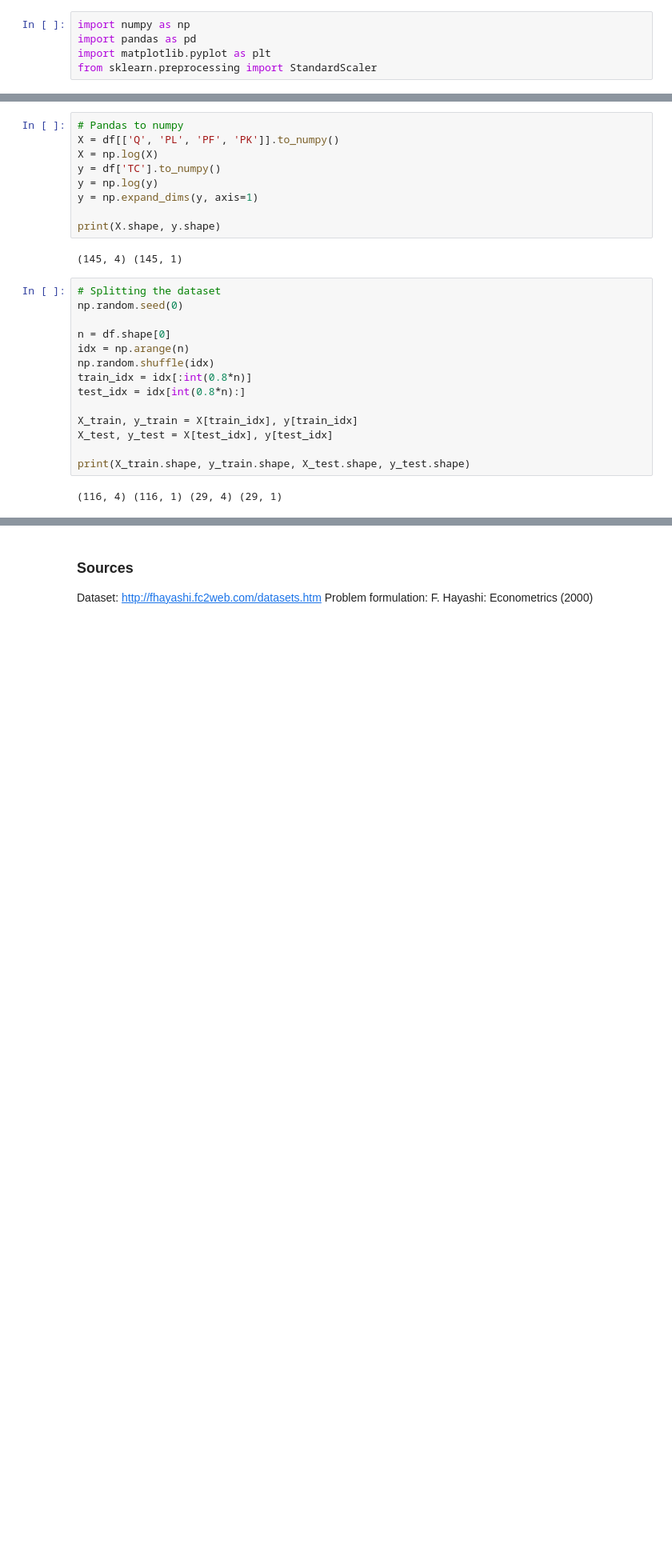
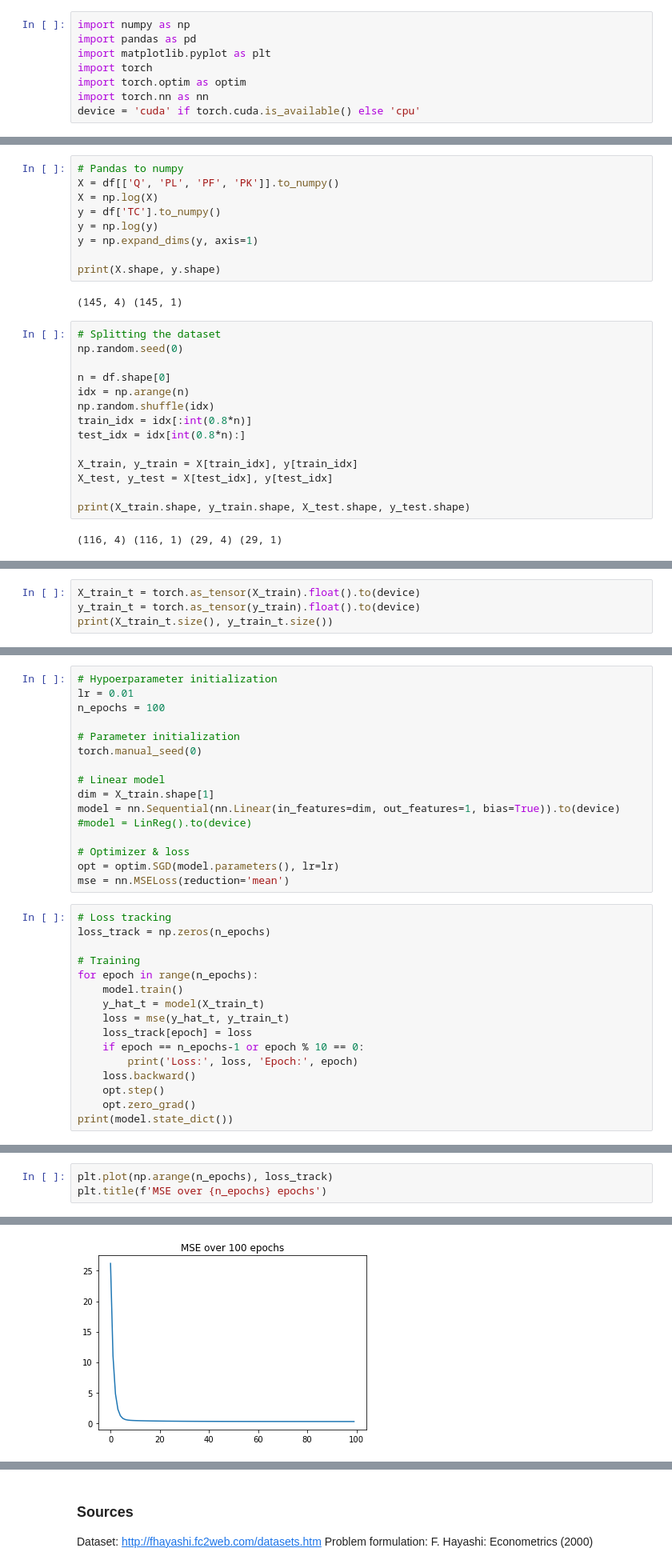
Before and after one commit to martinmkp/ml-projects, a Jupyter notebook: lr_with_gradient_descent/lr_with_gradient_descent.ipynb, the cells around one changed output, grey strips where cells are left out. Shown at 80% size. Drawn from its saved outputs; the diff is of its cells as text; blank space fills up the shorter version.

```diff
--- a/lr_with_gradient_descent/lr_with_gradient_descent.ipynb
+++ b/lr_with_gradient_descent/lr_with_gradient_descent.ipynb
@@ -6,7 +6,10 @@ Linear regression problem solved with gradient descent algorithm.
 import numpy as np
 import pandas as pd
 import matplotlib.pyplot as plt
-from sklearn.preprocessing import StandardScaler
+import torch
+import torch.optim as optim
+import torch.nn as nn
+device = 'cuda' if torch.cuda.is_available() else 'cpu'
 # %% [markdown]
 ### Dataset
 Dataset consists of data from 145 5-dimensional data points. Each data point represents an American power supply firm. The dimensions are:
@@ -156,0 +101,4 @@ Loss in round 99: 1.3380853685449525
+# %%
+X_train_t = torch.as_tensor(X_train).float().to(device)
+y_train_t = torch.as_tensor(y_train).float().to(device)
+print(X_train_t.size(), y_train_t.size())
@@ -156,0 +111,32 @@ Loss in round 99: 1.3380853685449525
+# %%
+# Hypoerparameter initialization
+lr = 0.01
+n_epochs = 100
+
+# Parameter initialization
+torch.manual_seed(0)
+
+# Linear model
+dim = X_train.shape[1]
+model = nn.Sequential(nn.Linear(in_features=dim, out_features=1, bias=True)).to(device)
+#model = LinReg().to(device)
+
+# Optimizer & loss
+opt = optim.SGD(model.parameters(), lr=lr)
+mse = nn.MSELoss(reduction='mean')
+# %%
+# Loss tracking
+loss_track = np.zeros(n_epochs)
+
+# Training
+for epoch in range(n_epochs):
+    model.train()
+    y_hat_t = model(X_train_t)
+    loss = mse(y_hat_t, y_train_t)
+    loss_track[epoch] = loss
+    if epoch == n_epochs-1 or epoch % 10 == 0:
+        print('Loss:', loss, 'Epoch:', epoch)
+    loss.backward()
+    opt.step()
+    opt.zero_grad()
+print(model.state_dict())
@@ -156,0 +156,4 @@ Loss in round 99: 1.3380853685449525
+# %%
+plt.plot(np.arange(n_epochs), loss_track)
+plt.title(f'MSE over {n_epochs} epochs')
+# %% [output]
@@ -156,0 +161 @@ Loss in round 99: 1.3380853685449525
+[figure, added]
```
Also changed, not shown: parts of 11 cells of this notebook.
